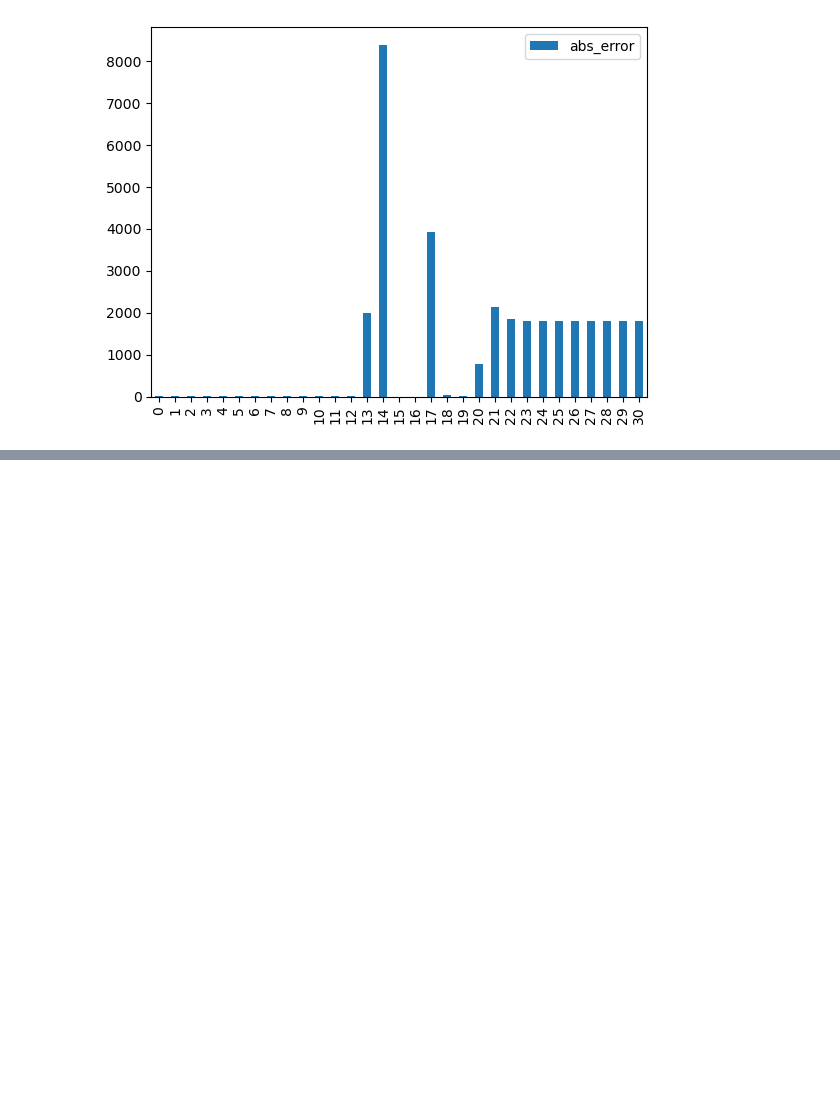
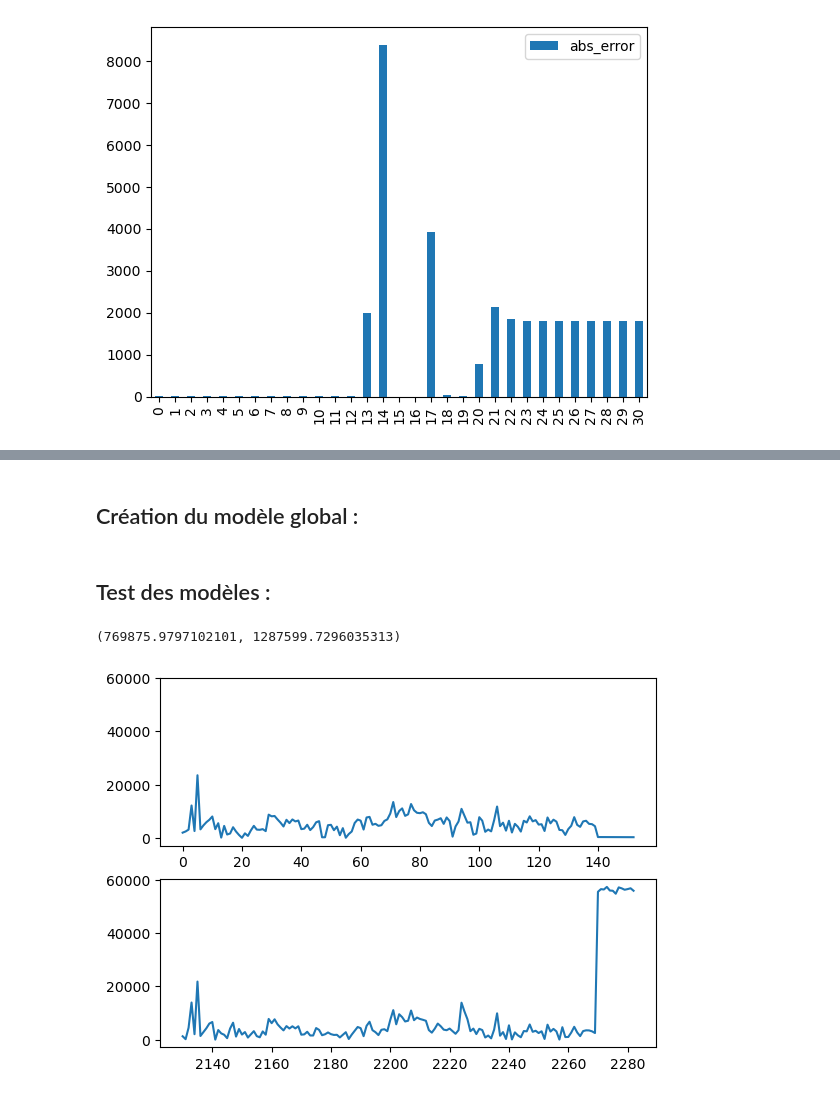
Before and after one commit to Damidoum/predictionClient, a Jupyter notebook: Notebooks/manipData.ipynb, the cells around one changed output, grey strips where cells are left out. Drawn from its saved outputs; the diff is of its cells as text; code cells hidden in the pictures; blank space fills up the shorter version.

```diff
--- a/Notebooks/manipData.ipynb
+++ b/Notebooks/manipData.ipynb
@@ -221,6 +172,0 @@ ax[1].plot(test_data[i]["corr_error"])
-# %%
-for i in range(n):
-    if abs(y_pred[i] - np.array(test_data[i]["forecasted_consumption"])).sum() - test_data[i]["corr_error"].sum() < 0 :
-        print("+++")
-    else :
-        print("---")
@@ -226,0 +187,5 @@ for i in range(n):
+# %%
+# séparation des données de train / test :
+train_size = int(len(clients[0]) * 0.8)
+train_data = [client[:train_size] for client in clients]
+test_data = [client[train_size:] for client in clients]
@@ -226,0 +208,2 @@ for i in range(n):
+# %% [markdown]
+## Création du modèle global :
@@ -226,0 +212,11 @@ for i in range(n):
+# %% [markdown]
+## Test des modèles :
+# %%
+i = 2
+fig, ax = plt.subplots(2, sharey=True)
+ax[0].plot(abs(y_pred[i] - np.array(test_data[i]["real_consumption"])))
+ax[1].plot(test_data[i]["corr_error"]);
+(abs(y_pred[i] - np.array(test_data[i]["real_consumption"])).sum(), test_data[i]["corr_error"].sum())
+# %% [output]
+(769875.9797102101, 1287599.7296035313)
+[figure, added]
```
Also changed, not shown: parts of 89 cells of this notebook, 5 other files.
